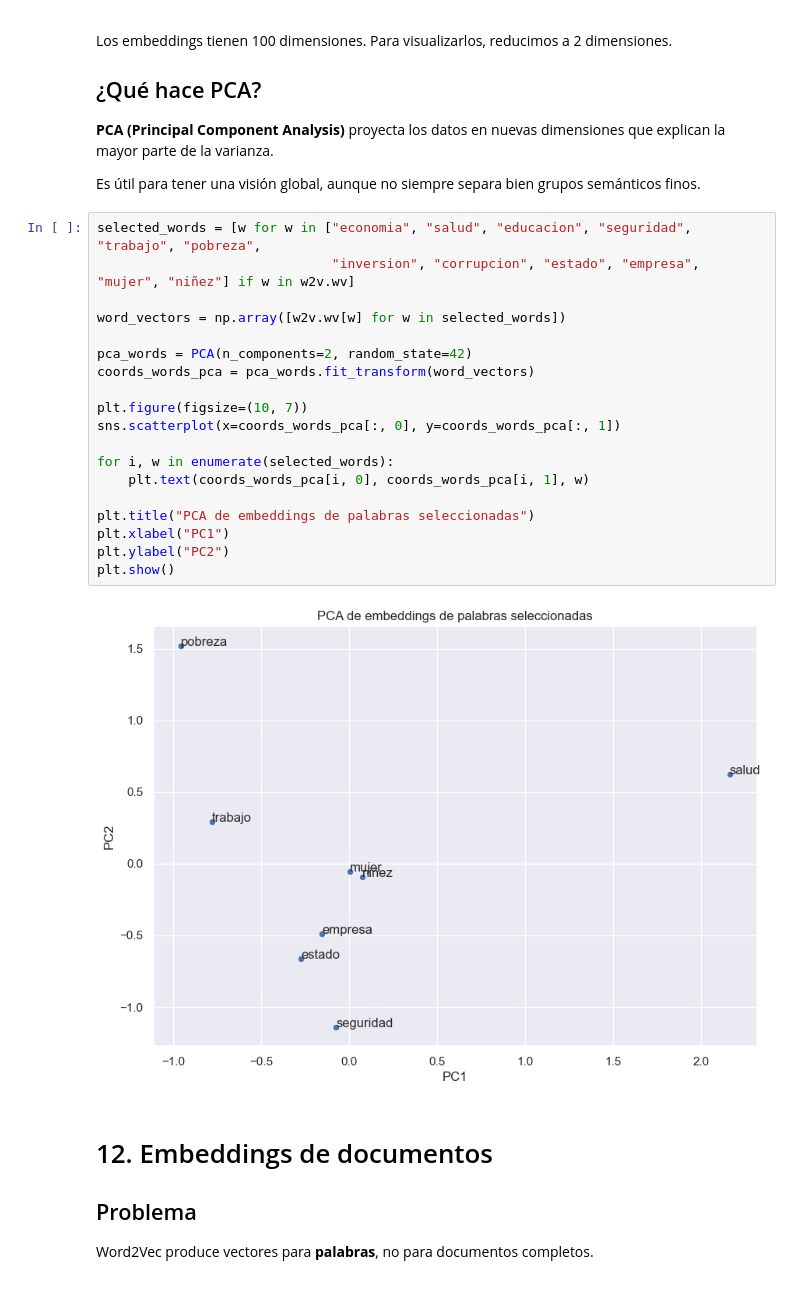
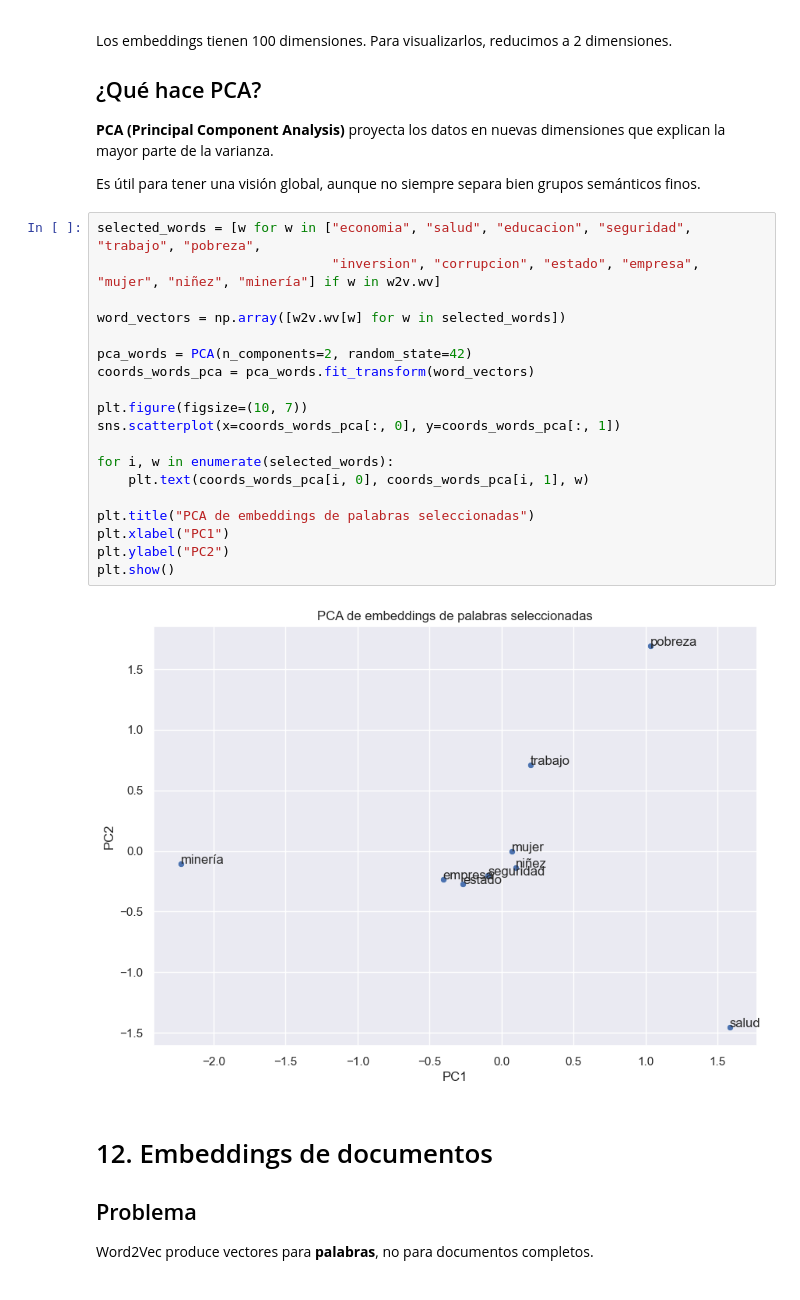
Before and after one commit to josefrodrim/ML-course, a Jupyter notebook: Clase_13_NLP_2.ipynb, the cells around one changed output. Saved outputs shown, nothing was run; the diff lists cells and outputs as text.

```diff
--- a/Clase_13_NLP_2.ipynb
+++ b/Clase_13_NLP_2.ipynb
@@ -685,25 +687,25 @@ Los embeddings tienen 100 dimensiones. Para visualizarlos, reducimos a 2 dimensi
 Es útil para tener una visión global, aunque no siempre separa bien grupos semánticos finos.
 # %%
 selected_words = [w for w in ["economia", "salud", "educacion", "seguridad", "trabajo", "pobreza",
-                              "inversion", "corrupcion", "estado", "empresa", "mujer", "niñez"] if w in w2v.wv]
+                              "inversion", "corrupcion", "estado", "empresa", "mujer", "niñez", "minería"] if w in w2v.wv]
 
 word_vectors = np.array([w2v.wv[w] for w in selected_words])
 
 pca_words = PCA(n_components=2, random_state=42)
 coords_words_pca = pca_words.fit_transform(word_vectors)
 
 plt.figure(figsize=(10, 7))
 sns.scatterplot(x=coords_words_pca[:, 0], y=coords_words_pca[:, 1])
 
 for i, w in enumerate(selected_words):
     plt.text(coords_words_pca[i, 0], coords_words_pca[i, 1], w)
 
 plt.title("PCA de embeddings de palabras seleccionadas")
 plt.xlabel("PC1")
 plt.ylabel("PC2")
 plt.show()
 # %% [output]
-[figure, old version]
+[figure, new version]
 # %% [markdown]
 # 12. Embeddings de documentos
 
```
Also changed, not shown: parts of 14 cells of this notebook, 5 other files.
